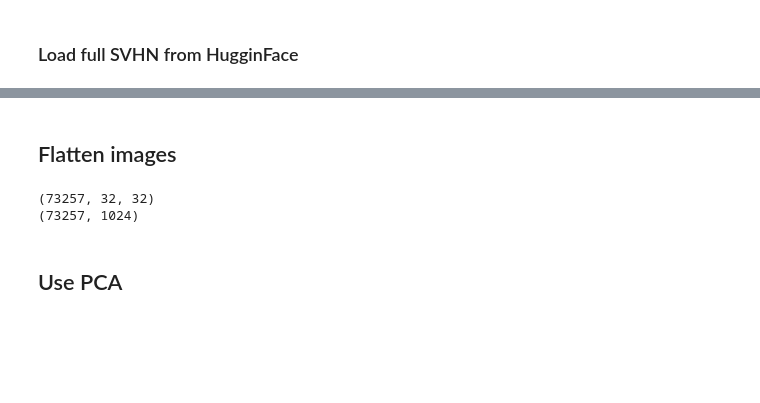
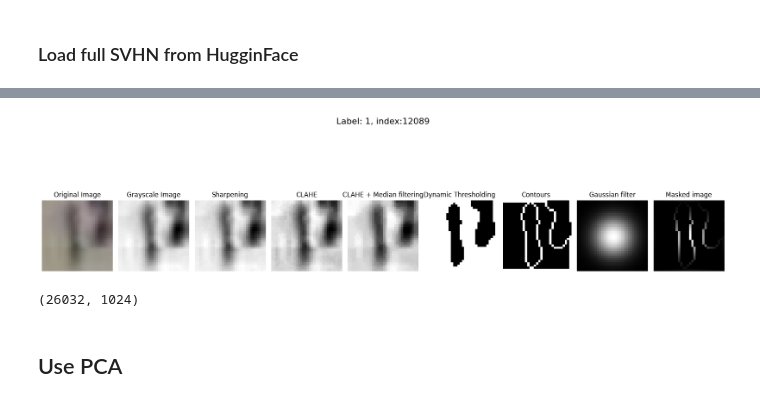
Before and after one commit to bisaacma-iteso/aprendizaje_automatico, a Jupyter notebook: aprendiendo-machin/notebooks/project.svhn.ipynb, the cells around one changed output, grey strips where cells are left out. Saved outputs shown, nothing was run; the diff lists cells and outputs as text; code cells hidden in the pictures; blank space fills up the shorter version.

```diff
--- a/aprendiendo-machin/notebooks/project.svhn.ipynb
+++ b/aprendiendo-machin/notebooks/project.svhn.ipynb
@@ -437,12 +328,16 @@ procesed: 73257
-# %% [markdown]
-## Flatten images
-# %%
-print(new_ds_train.shape)
-new_ds_train = new_ds_train.reshape(new_ds_train.shape[0], -1)
-print(new_ds_train.shape)
-# %% [output]
-(73257, 32, 32)
-(73257, 1024)
+# %%
+# X_test
+
+ds_test_images = np.array(ds_test["image"])
+X_test = pipeline(ds_test_images, ds_test["label"])
+Y_test = ds_test["label"]
+
+X_test = X_test.reshape(X_test.shape[0], -1)
+
+print(X_test.shape)
+# %% [output]
+[figure, added]
+(26032, 1024)
 # %% [markdown]
 ## Use PCA
 # %%
```
Also changed, not shown: parts of 31 cells of this notebook, 1 other file.
